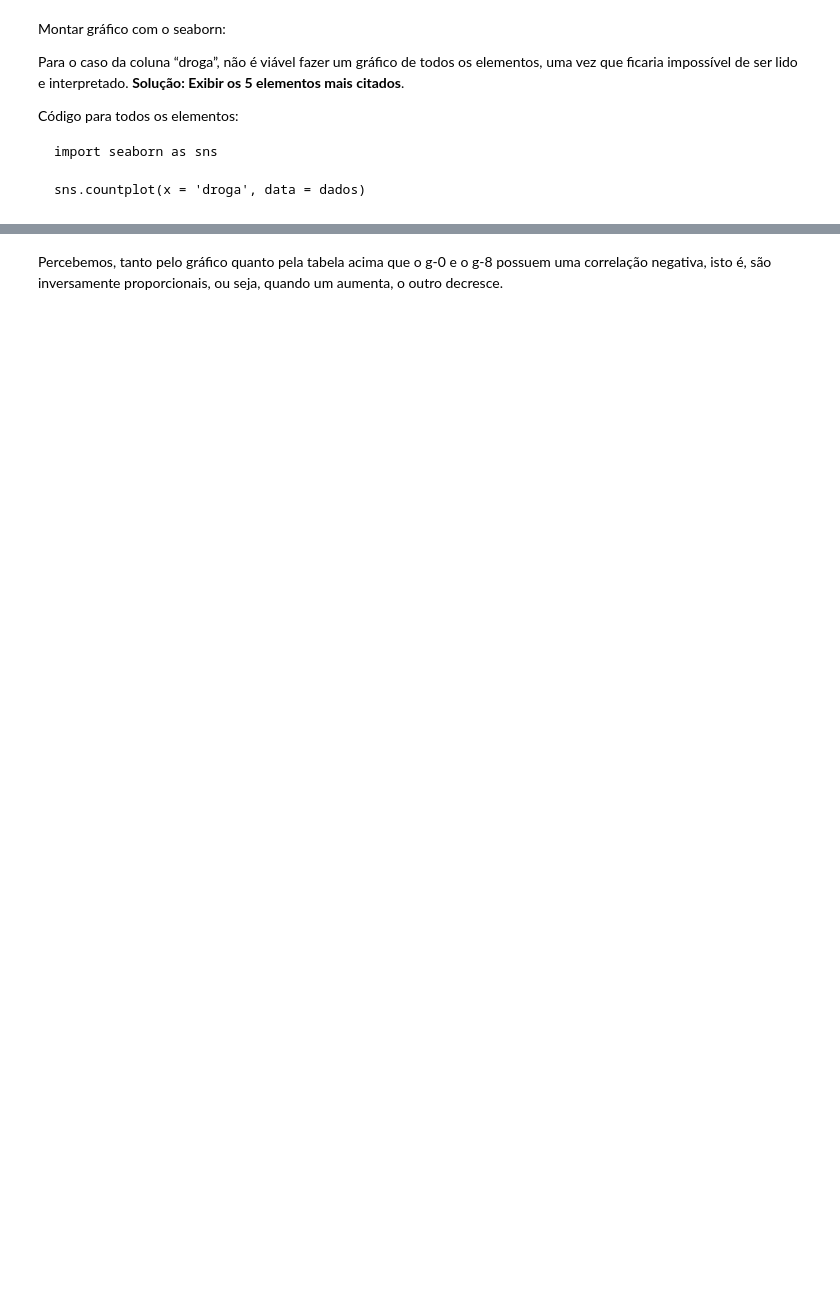
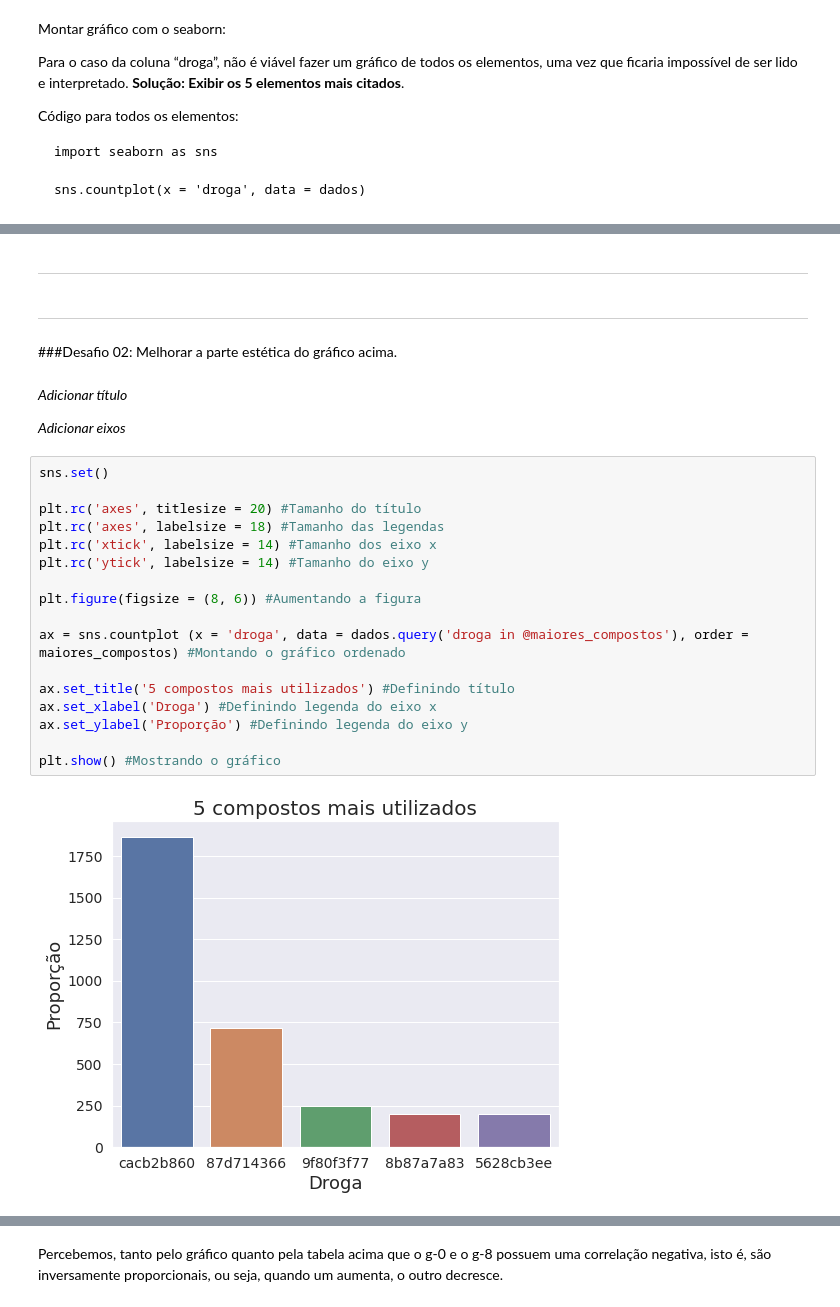
Before and after one commit to melissajblins/Imersao_Alura, a Jupyter notebook: ImersaoAlura.ipynb, the cells around one changed output, grey strips where cells are left out. Drawn from its saved outputs; the diff is of its cells as text; blank space fills up the shorter version.

```diff
--- a/ImersaoAlura.ipynb
+++ b/ImersaoAlura.ipynb
@@ -459,0 +309,29 @@ dados.loc[:, 'g-0':'g-771'].corr()
+# %% [markdown]
+--------------------------------------------------------------------------------
+# %% [markdown]
+--------------------------------------------------------------------------------
+
+###Desafio 02: Melhorar a parte estética do gráfico acima.
+# %% [markdown]
+*Adicionar título*
+
+*Adicionar eixos*
+# %%
+sns.set()
+
+plt.rc('axes', titlesize = 20) #Tamanho do título
+plt.rc('axes', labelsize = 18) #Tamanho das legendas
+plt.rc('xtick', labelsize = 14) #Tamanho dos eixo x
+plt.rc('ytick', labelsize = 14) #Tamanho do eixo y
+
+plt.figure(figsize = (8, 6)) #Aumentando a figura
+
+ax = sns.countplot (x = 'droga', data = dados.query('droga in @maiores_compostos'), order = maiores_compostos) #Montando o gráfico ordenado
+
+ax.set_title('5 compostos mais utilizados') #Definindo título
+ax.set_xlabel('Droga') #Definindo legenda do eixo x
+ax.set_ylabel('Proporção') #Definindo legenda do eixo y
+
+plt.show() #Mostrando o gráfico
+# %% [output]
+[figure, added]
```
Also changed, not shown: parts of 288 cells of this notebook.
